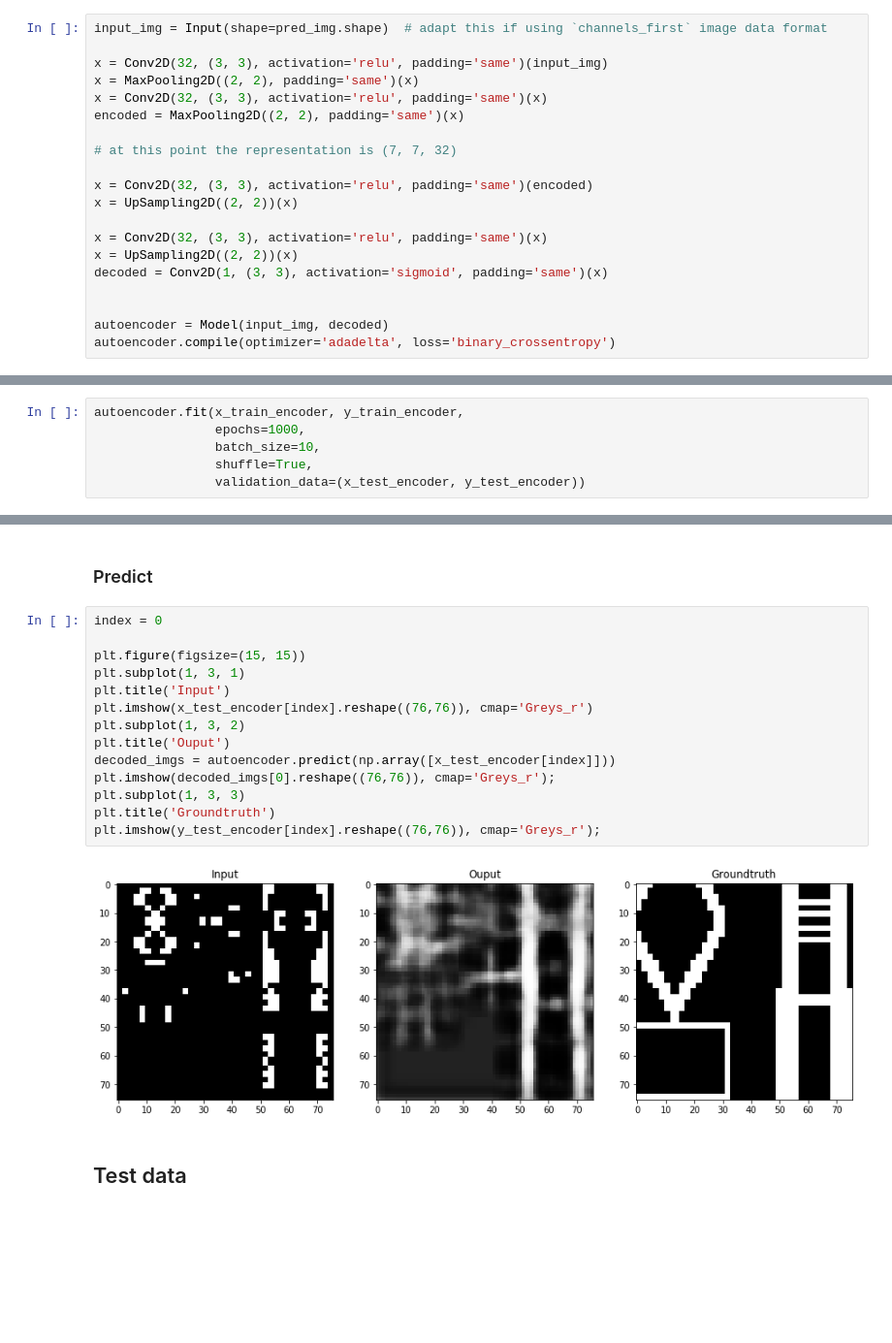
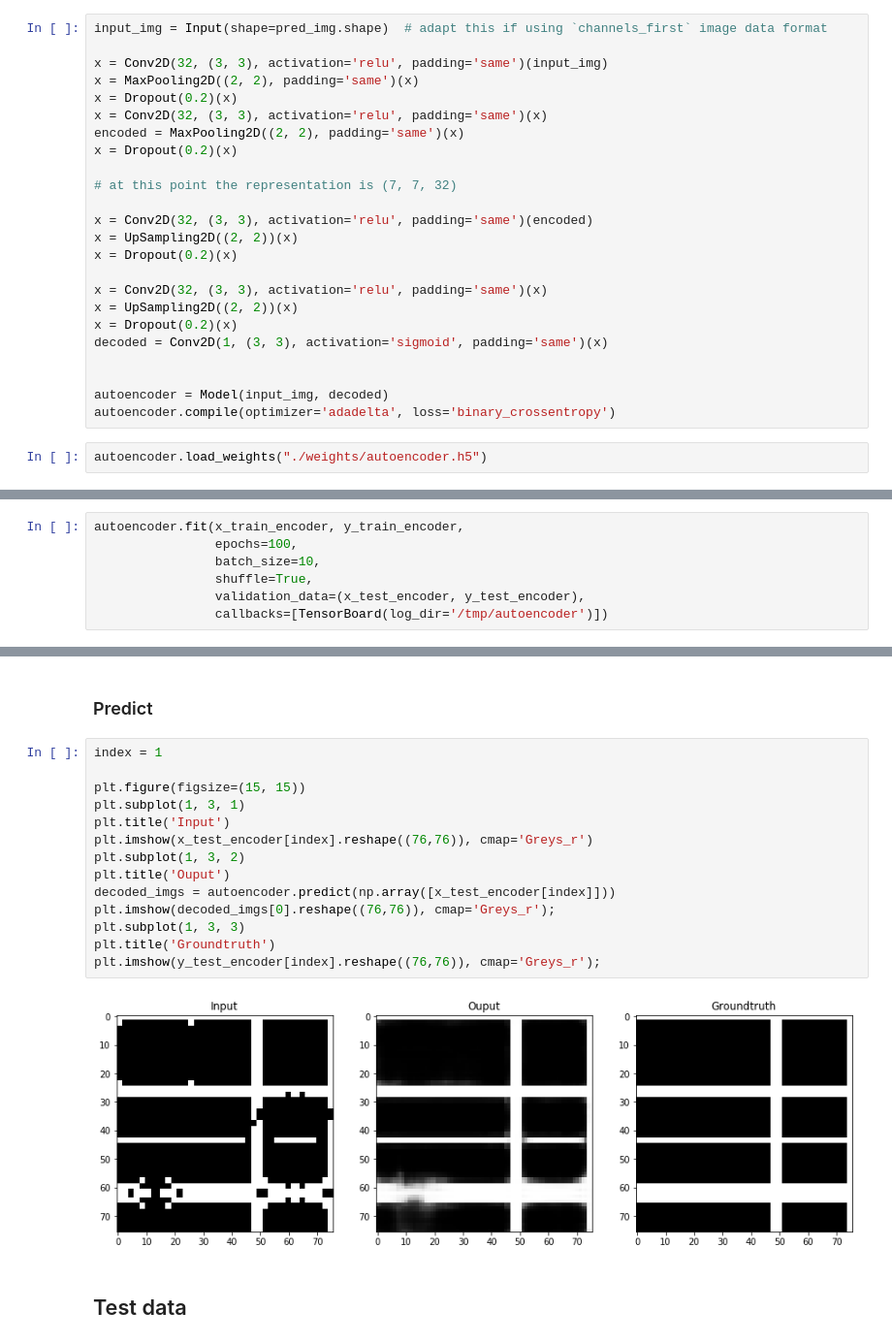
Before and after one commit to Coac/epfl-ml-projects, a Jupyter notebook: epfl-ml-project2/Victor_categorical_crossentropy.ipynb, the cells around one changed output, grey strips where cells are left out. Shown at 97% size. Saved outputs shown, nothing was run; the diff lists cells and outputs as text; blank space fills up the shorter version.

Commit message:
Load and save autoencoder weights

```diff
--- a/epfl-ml-project2/Victor_categorical_crossentropy.ipynb
+++ b/epfl-ml-project2/Victor_categorical_crossentropy.ipynb
@@ -359,30 +361,37 @@ input_img = Input(shape=pred_img.shape)  # adapt this if using `channels_first`
 
 x = Conv2D(32, (3, 3), activation='relu', padding='same')(input_img)
 x = MaxPooling2D((2, 2), padding='same')(x)
+x = Dropout(0.2)(x)
 x = Conv2D(32, (3, 3), activation='relu', padding='same')(x)
 encoded = MaxPooling2D((2, 2), padding='same')(x)
+x = Dropout(0.2)(x)
 
 # at this point the representation is (7, 7, 32)
 
 x = Conv2D(32, (3, 3), activation='relu', padding='same')(encoded)
 x = UpSampling2D((2, 2))(x)
+x = Dropout(0.2)(x)
 
 x = Conv2D(32, (3, 3), activation='relu', padding='same')(x)
 x = UpSampling2D((2, 2))(x)
+x = Dropout(0.2)(x)
 decoded = Conv2D(1, (3, 3), activation='sigmoid', padding='same')(x)
 
 
 autoencoder = Model(input_img, decoded)
 autoencoder.compile(optimizer='adadelta', loss='binary_crossentropy')
+# %%
+autoencoder.load_weights("./weights/autoencoder.h5")
 # %% [markdown]
 ### Training
 # %%
 x_train_encoder, x_test_encoder, y_train_encoder, y_test_encoder = train_test_split(pred_img_array, gt_image_array, test_size=0.1, random_state=42)
 # %%
 autoencoder.fit(x_train_encoder, y_train_encoder,
-                epochs=1000,
+                epochs=100,
                 batch_size=10,
                 shuffle=True,
-                validation_data=(x_test_encoder, y_test_encoder))
+                validation_data=(x_test_encoder, y_test_encoder),
+                callbacks=[TensorBoard(log_dir='/tmp/autoencoder')])
 # %% [output]
 Train on 720 samples, validate on 80 samples
@@ -412,21 +423,21 @@ Test loss 0.430440342426
 # %% [markdown]
 ### Predict
 # %%
-index = 0
+index = 1
 
 plt.figure(figsize=(15, 15))
 plt.subplot(1, 3, 1)
 plt.title('Input')
 plt.imshow(x_test_encoder[index].reshape((76,76)), cmap='Greys_r')
 plt.subplot(1, 3, 2)
 plt.title('Ouput')
 decoded_imgs = autoencoder.predict(np.array([x_test_encoder[index]]))
 plt.imshow(decoded_imgs[0].reshape((76,76)), cmap='Greys_r');
 plt.subplot(1, 3, 3)
 plt.title('Groundtruth')
 plt.imshow(y_test_encoder[index].reshape((76,76)), cmap='Greys_r');
 # %% [output]
-[figure, old version]
+[figure, new version]
 # %% [markdown]
 ## Test data
 # %%
```
Also changed, not shown: parts of 4 cells of this notebook.
